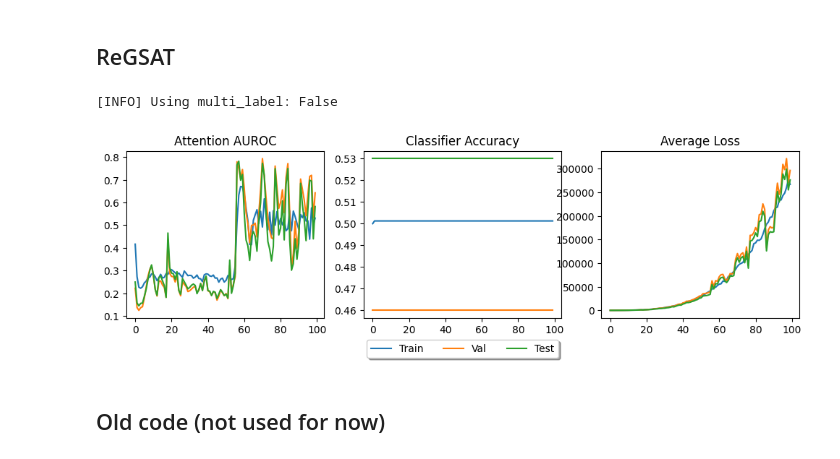
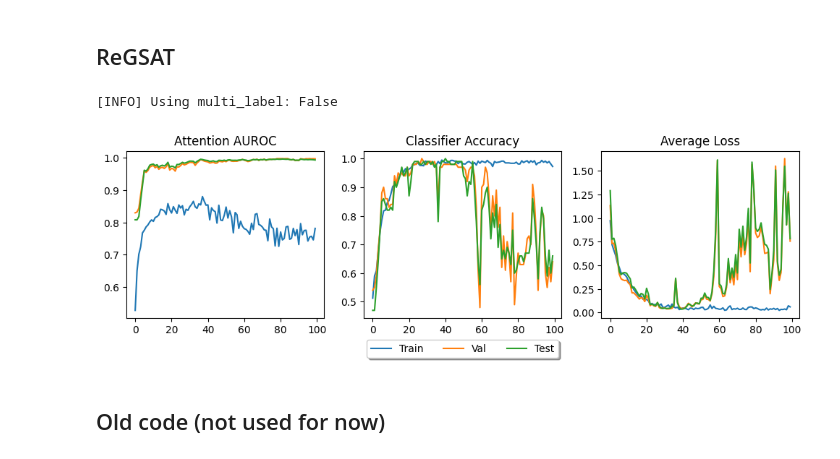
Before and after one commit to ihounie/GSAT, a Jupyter notebook: example/example.ipynb, the cells around one changed output. Saved outputs shown, nothing was run; the diff lists cells and outputs as text; code cells hidden in the pictures.

```diff
--- a/example/example.ipynb
+++ b/example/example.ipynb
@@ -89,31 +89,31 @@ plot_metrics(metrics_gsat)
 ## ReGSAT
 # %%
 resilient_config = {
-    'dual_lr': 0.,
+    'dual_lr': 2.0,
     'resilient_alpha': 2.0,
     'prox_loss_tol': 0.01,
     'info_loss_tol': 0.2,
+    'prox_loss_multiplier_init': 0.0,
     # 'pred_loss_coef': 1.0,
     # 'info_loss_coef': 1.0,
-    'prox_loss_multiplier_init': 0.0
 }
 
 method_config_re_gsat = {**method_config, **resilient_config}
 
 model = get_model(x_dim, edge_attr_dim, num_class, aux_info['multi_label'], model_config, device)
 extractor = ExtractorMLP(model_config['hidden_size'], shared_config).to(device)
 optimizer = torch.optim.Adam(list(extractor.parameters()) + list(model.parameters()), lr=lr, weight_decay=wd)
 scheduler = None if scheduler_config == {} else ReduceLROnPlateau(optimizer, mode='max', **scheduler_config)
 
 regsat = ReGSAT(model, extractor, optimizer, scheduler, writer,
             device, log_dir, dataset_name, num_class,
             aux_info['multi_label'], seed, method_config_re_gsat, shared_config)
 
 metrics_re_gsat = train_model(model_config, method_config_re_gsat, regsat, loaders, dataset_name, seed, aux_info)
 plot_metrics(metrics_re_gsat)
 # %% [output]
 [INFO] Using multi_label: False
-[figure, old version]
+[figure, new version]
 # %% [markdown]
 ## Old code (not used for now)
 # %%
```
Also changed, not shown: parts of 1 cell of this notebook, 1 other file.
